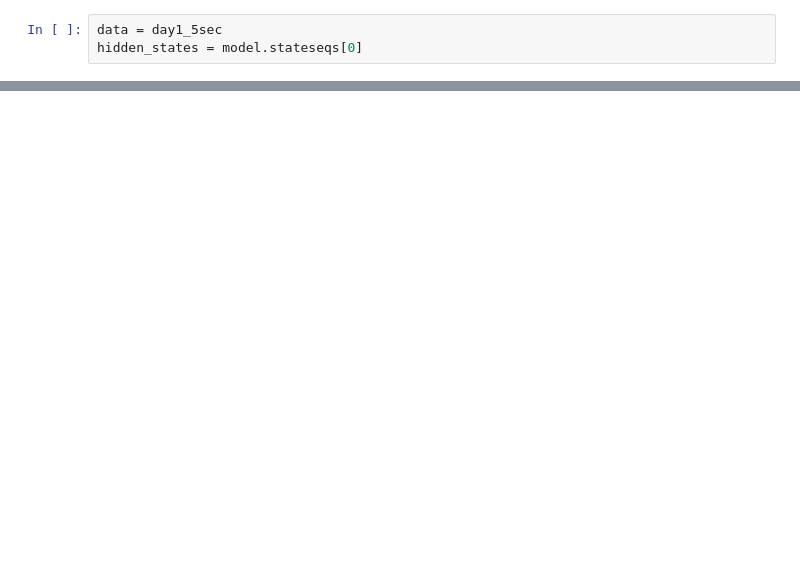
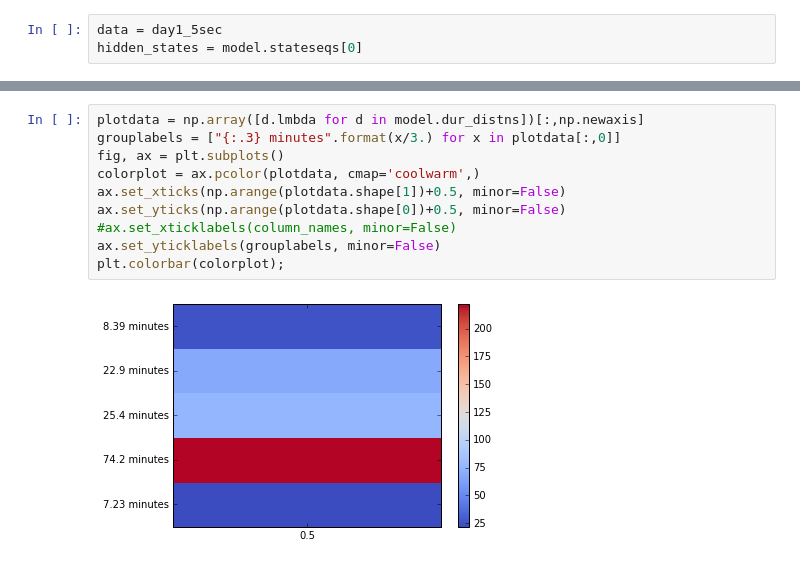
Before and after one commit to wadpac/hsmm4acc, a Jupyter notebook: notebooks/HSMM.ipynb, the cells around one changed output, grey strips where cells are left out. Saved outputs shown, nothing was run; the diff lists cells and outputs as text; blank space fills up the shorter version.

```diff
--- a/notebooks/HSMM.ipynb
+++ b/notebooks/HSMM.ipynb
@@ -175,3 +193,15 @@ print()
+# %%
+plotdata = np.array([d.lmbda for d in model.dur_distns])[:,np.newaxis]
+grouplabels = ["{:.3} minutes".format(x/3.) for x in plotdata[:,0]]
+fig, ax = plt.subplots()
+colorplot = ax.pcolor(plotdata, cmap='coolwarm',)
+ax.set_xticks(np.arange(plotdata.shape[1])+0.5, minor=False)
+ax.set_yticks(np.arange(plotdata.shape[0])+0.5, minor=False)
+#ax.set_xticklabels(column_names, minor=False)
+ax.set_yticklabels(grouplabels, minor=False)
+plt.colorbar(colorplot);
+# %% [output]
+[figure, added]
 # %%
 fig, axs = plt.subplots(nrows=model.num_states, ncols=1,  figsize = (10, 15))
 for i in range(model.num_states):
```
Also changed, not shown: parts of 13 cells of this notebook, 1 other file.
